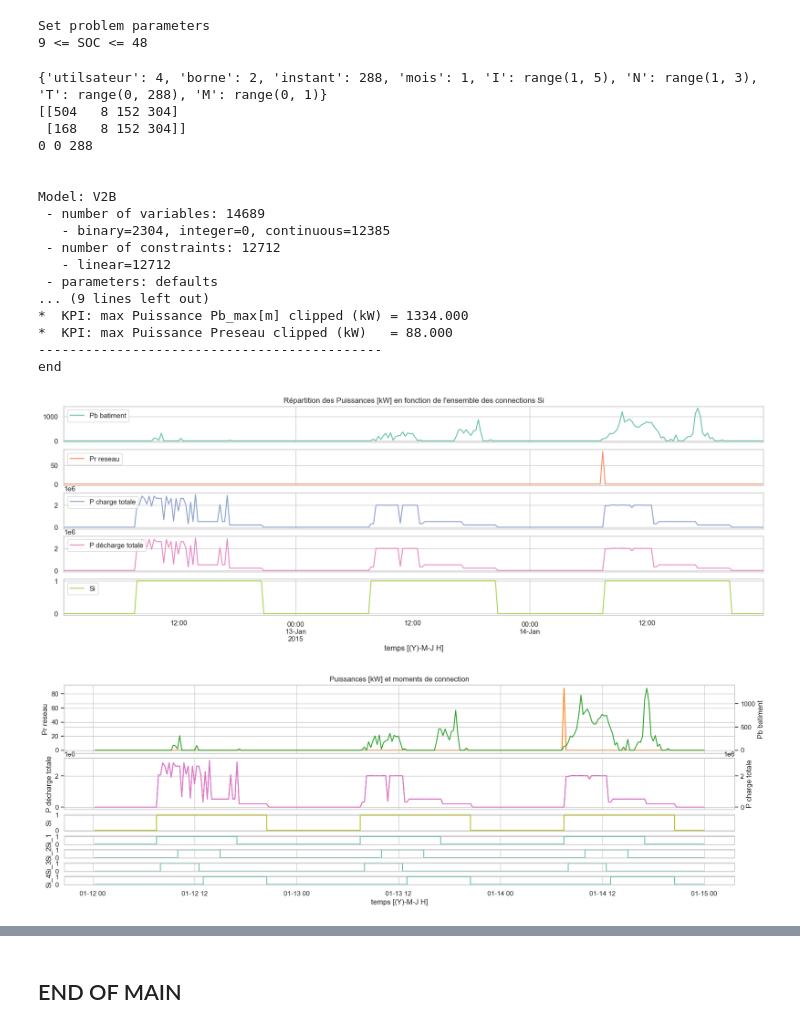
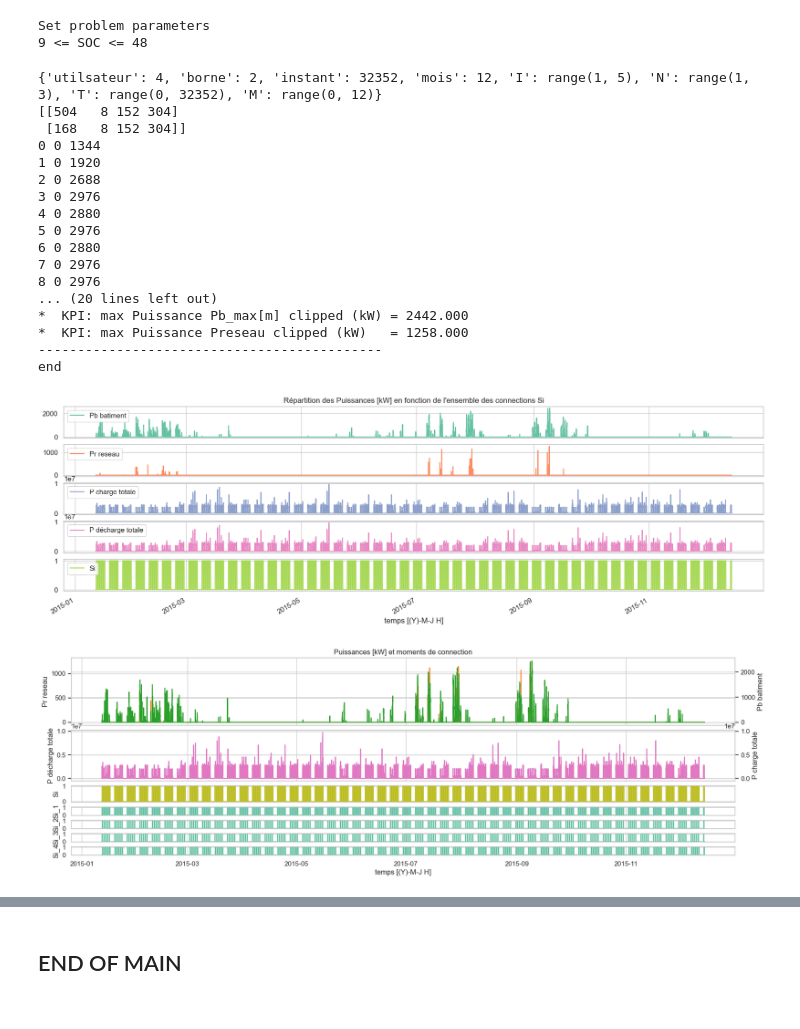
Before and after one commit to cimadure/ene8230, a Jupyter notebook: project.ipynb, the cells around one changed output, grey strips where cells are left out. Cells and saved outputs as stored; diff of their text form; code cells hidden in the pictures.

```diff
--- a/project.ipynb
+++ b/project.ipynb
@@ -131,7 +148,7 @@ index
 # LE DEBUT DU CHANGEMENT
 # %%
 period_begin = '2015-01-12'
-period_end = '2015-01-14'
+period_end = '2015-12-14'
 #an = df[df['year'] == year[0]]
 
 Si_gen = generate_Si(df,
@@ -300,21 +328,21 @@ filename = Path(save_dir,'solution.json')
 with open('solution.json', mode='wb') as f:
     solus.export(f,format='json')
 # %% [output]
-{'utilsateur': 4, 'borne': 2, 'instant': 288, 'mois': 1, 'I': range(1, 5), 'N': range(1, 3), 'T': range(0, 288), 'M': range(0, 1)}
+{'utilsateur': 4, 'borne': 2, 'instant': 32352, 'mois': 12, 'I': range(1, 5), 'N': range(1, 3), 'T': range(0, 32352), 'M': range(0, 12)}
 [[504   8 152 304]
  [168   8 152 304]]
-0 0 288
-
-
-Model: V2B
- - number of variables: 14689
-   - binary=2304, integer=0, continuous=12385
- - number of constraints: 12712
-   - linear=12712
- - parameters: defaults
-... (9 lines left out)
-*  KPI: max Puissance Pb_max[m] clipped (kW) = 1334.000
-*  KPI: max Puissance Preseau clipped (kW)   = 88.000
+0 0 1344
+1 0 1920
+2 0 2688
+3 0 2976
+4 0 2880
+5 0 2976
+6 0 2880
+7 0 2976
+8 0 2976
+... (20 lines left out)
+*  KPI: max Puissance Pb_max[m] clipped (kW) = 2442.000
+*  KPI: max Puissance Preseau clipped (kW)   = 1258.000
 --------------------------------------------
 end
 # %%
@@ -345,7 +373,7 @@ plt.show()
 
 fig1.savefig(filename, format='png', dpi=200, bbox_inches='tight')
 # %% [output]
-[figure, old version]
+[figure, new version]
 # %%
 title = 'Puissances [kW] et moments de connection'
 en = pd.DataFrame(mdl.params['Si'], columns=['Si_1', 'Si_2','Si_3','Si_4'])
@@ -356,34 +384,35 @@ fig, axs = plt.subplots(nrows=7, figsize=figure_size, sharex=True,
                         gridspec_kw={'height_ratios': [2.0, 1.5, 0.5, 0.25, 0.25, 0.25, 0.25]})
 
 g = sns.lineplot(x=dk.index, y='Pr reseau', estimator='max', data=dk,  ax=axs[0], color='tab:orange')
 ax2 = g.twinx()
 h = sns.lineplot(x=dk.index, y='Pb batiment', estimator='max', data=dk, ax=ax2, color='tab:green',dashes=True)
 g = sns.lineplot(x=dk.index, y='P décharge totale', estimator='max', data=dk,  ax=axs[1], color='tab:purple', dashes=True)
 ax2 = g.twinx()
 h = sns.lineplot(x=dk.index, y='P charge totale', estimator='max', data=dk, ax=ax2, color='tab:pink', dashes=True)
 #g.set_yticklabels(g.get_yticklabels(), rotation=45)
 #h.set_yticklabels(h.get_yticklabels(), rotation=45)
 
 #g.tick_params(axis='y', labelrotation = 45)
 
+what = 't'
 g = sns.lineplot(x=dk.index, y='Si', estimator='max', data=dk, ax=axs[2], drawstyle="steps", color="tab:olive")
 g = sns.lineplot(x=what, y='Si_1', estimator='max', data=en, ax=axs[3], drawstyle="steps")
 g = sns.lineplot(x=what, y='Si_2', estimator='max', data=en, ax=axs[4], drawstyle="steps")
 g = sns.lineplot(x=what, y='Si_3', estimator='max', data=en, ax=axs[5], drawstyle="steps")
 g = sns.lineplot(x=what, y='Si_4', estimator='max', data=en, ax=axs[6], drawstyle="steps")
 axs[6].set_xlabel('temps [(Y)-M-J H]')
 for a in range(3, 7):
     axs[a].set_yticks([0, 1])
 
 for char in invalid:
 	filename = title.replace(char, '_')+'.png'
 filename = Path(save_dir,filename)
 
 axs[0].title.set_text(title)
 plt.show()
 fig.savefig(filename, format='png', dpi=200, bbox_inches='tight')
 # %% [output]
-[figure, old version]
+[figure, new version]
 # %%
 text = 'Puissance Maximale  avant (sans V2B): {b}kW , après (avec V2B): {r}kW '.format(b=dk['Pb batiment'].max(), r=dk['Pr reseau'].max() )
 
```
Also changed, not shown: parts of 13 cells of this notebook, 1 other file.
